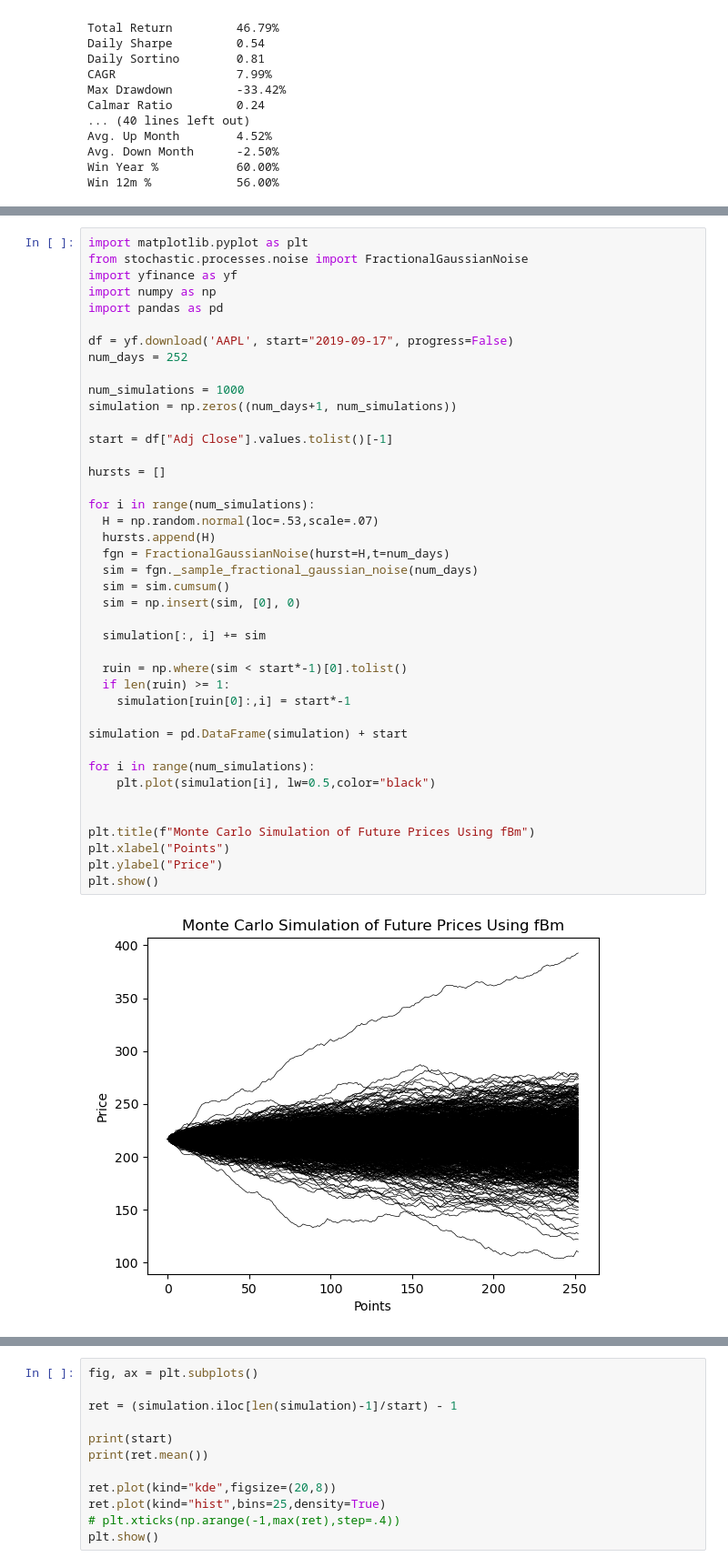
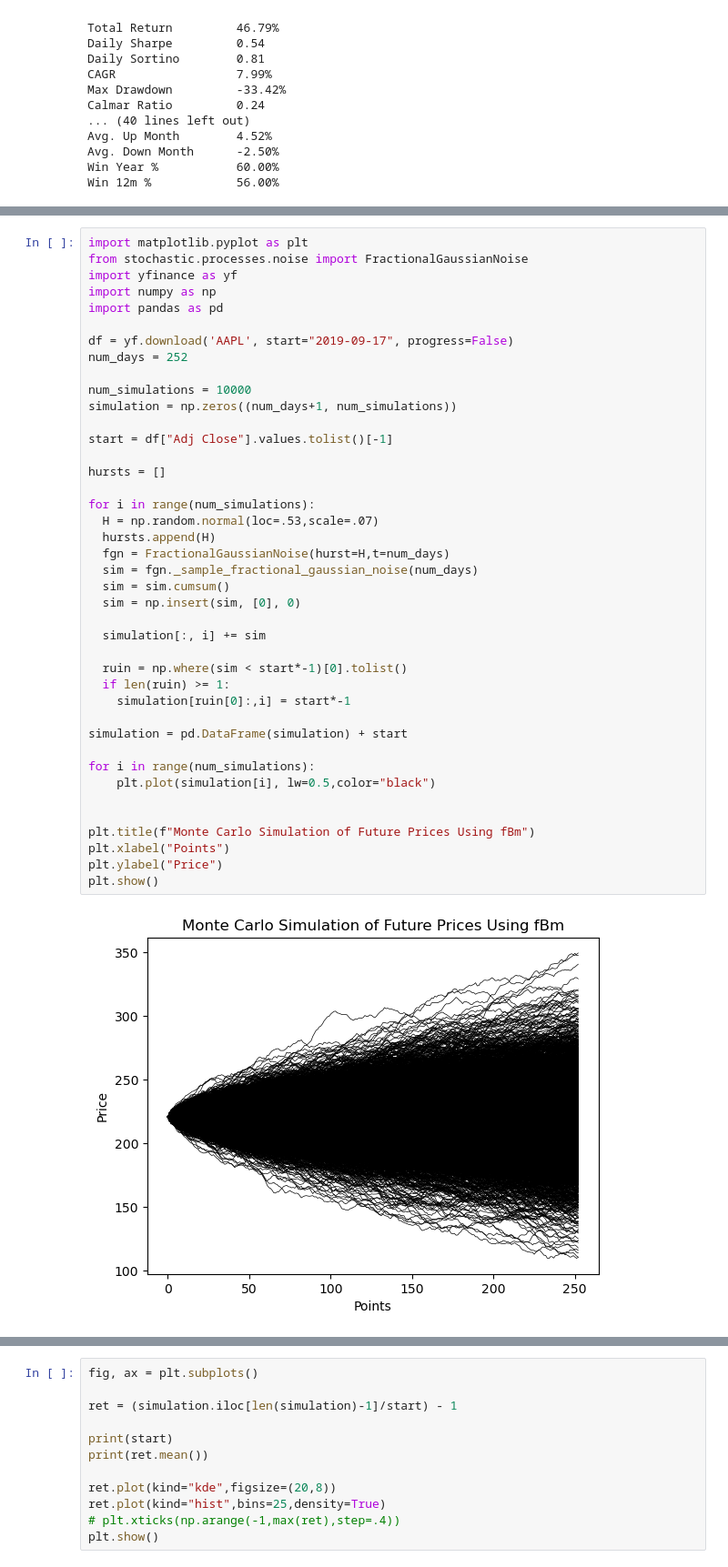
Before and after one commit to ab123-bruh/fund_temp, a Jupyter notebook: mvdevelop.ipynb, the cells around one changed output, grey strips where cells are left out. Shown at 91% size. Cells and saved outputs as stored; diff of their text form.

```diff
--- a/mvdevelop.ipynb
+++ b/mvdevelop.ipynb
@@ -417,36 +419,36 @@ import pandas as pd
 df = yf.download('AAPL', start="2019-09-17", progress=False)
 num_days = 252
 
-num_simulations = 1000
+num_simulations = 10000
 simulation = np.zeros((num_days+1, num_simulations))
 
 start = df["Adj Close"].values.tolist()[-1]
 
 hursts = []
 
 for i in range(num_simulations):
   H = np.random.normal(loc=.53,scale=.07)
   hursts.append(H)
   fgn = FractionalGaussianNoise(hurst=H,t=num_days)
   sim = fgn._sample_fractional_gaussian_noise(num_days)
   sim = sim.cumsum()
   sim = np.insert(sim, [0], 0)
 
   simulation[:, i] += sim
 
   ruin = np.where(sim < start*-1)[0].tolist()
   if len(ruin) >= 1:
     simulation[ruin[0]:,i] = start*-1
 
 simulation = pd.DataFrame(simulation) + start
 
 for i in range(num_simulations):
     plt.plot(simulation[i], lw=0.5,color="black")
 
 
 plt.title(f"Monte Carlo Simulation of Future Prices Using fBm")
 plt.xlabel("Points")
 plt.ylabel("Price")
 plt.show()
 # %% [output]
-[figure, old version]
+[figure, new version]
```
Also changed, not shown: parts of 5 cells of this notebook, 2 other files.
